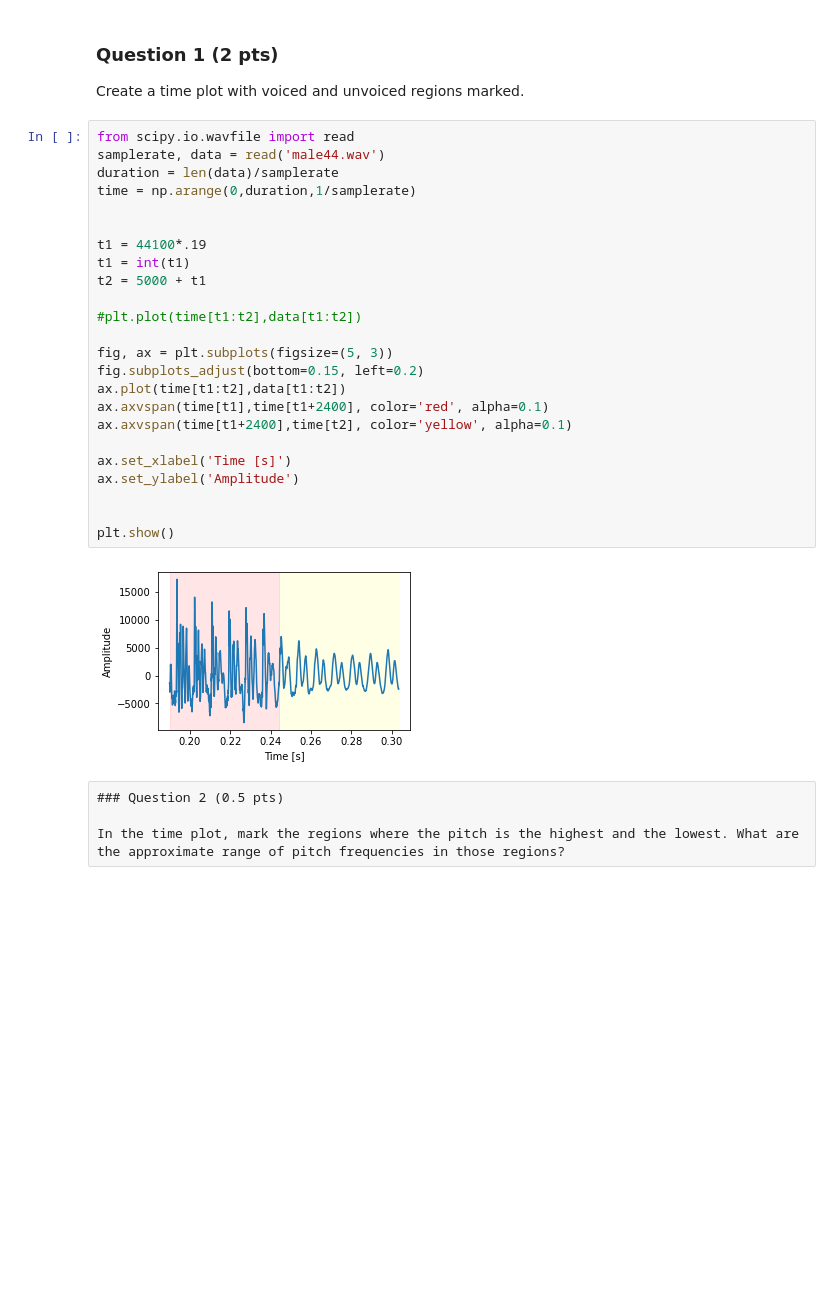
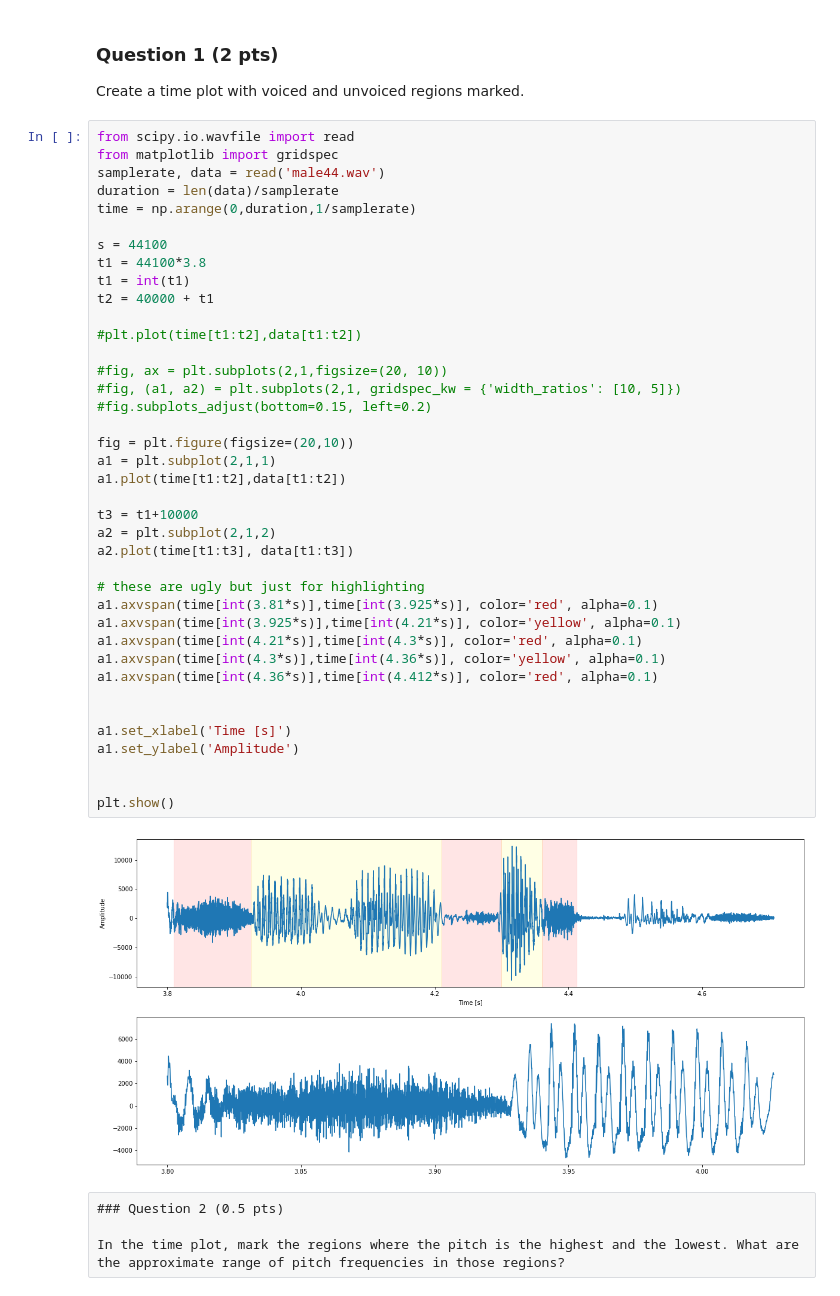
Before and after one commit to bossersimon/EQ2321, a Jupyter notebook: assignment_1.ipynb, the cells around one changed output. Saved outputs shown, nothing was run; the diff lists cells and outputs as text; blank space fills up the shorter version.

```diff
--- a/assignment_1.ipynb
+++ b/assignment_1.ipynb
@@ -113,30 +116,45 @@ import matplotlib.pyplot as plt
 Create a time plot with voiced and unvoiced regions marked.
 # %%
 from scipy.io.wavfile import read
+from matplotlib import gridspec
 samplerate, data = read('male44.wav')
 duration = len(data)/samplerate
 time = np.arange(0,duration,1/samplerate)
 
-
-t1 = 44100*.19
+s = 44100
+t1 = 44100*3.8
 t1 = int(t1)
-t2 = 5000 + t1
+t2 = 40000 + t1
 
 #plt.plot(time[t1:t2],data[t1:t2])
 
-fig, ax = plt.subplots(figsize=(5, 3))
-fig.subplots_adjust(bottom=0.15, left=0.2)
-ax.plot(time[t1:t2],data[t1:t2])
-ax.axvspan(time[t1],time[t1+2400], color='red', alpha=0.1)
-ax.axvspan(time[t1+2400],time[t2], color='yellow', alpha=0.1)
+#fig, ax = plt.subplots(2,1,figsize=(20, 10))
+#fig, (a1, a2) = plt.subplots(2,1, gridspec_kw = {'width_ratios': [10, 5]})
+#fig.subplots_adjust(bottom=0.15, left=0.2)
 
-ax.set_xlabel('Time [s]')
-ax.set_ylabel('Amplitude')
+fig = plt.figure(figsize=(20,10))
+a1 = plt.subplot(2,1,1)
+a1.plot(time[t1:t2],data[t1:t2])
+
+t3 = t1+10000
+a2 = plt.subplot(2,1,2)
+a2.plot(time[t1:t3], data[t1:t3])
+
+# these are ugly but just for highlighting
+a1.axvspan(time[int(3.81*s)],time[int(3.925*s)], color='red', alpha=0.1)
+a1.axvspan(time[int(3.925*s)],time[int(4.21*s)], color='yellow', alpha=0.1)
+a1.axvspan(time[int(4.21*s)],time[int(4.3*s)], color='red', alpha=0.1)
+a1.axvspan(time[int(4.3*s)],time[int(4.36*s)], color='yellow', alpha=0.1)
+a1.axvspan(time[int(4.36*s)],time[int(4.412*s)], color='red', alpha=0.1)
+
+
+a1.set_xlabel('Time [s]')
+a1.set_ylabel('Amplitude')
 
 
 plt.show()
 # %% [output]
-[figure, old version]
+[figure, new version]
 # %% [raw]
 ### Question 2 (0.5 pts)
 
```
Also changed, not shown: parts of 11 cells of this notebook, 1 other file.
